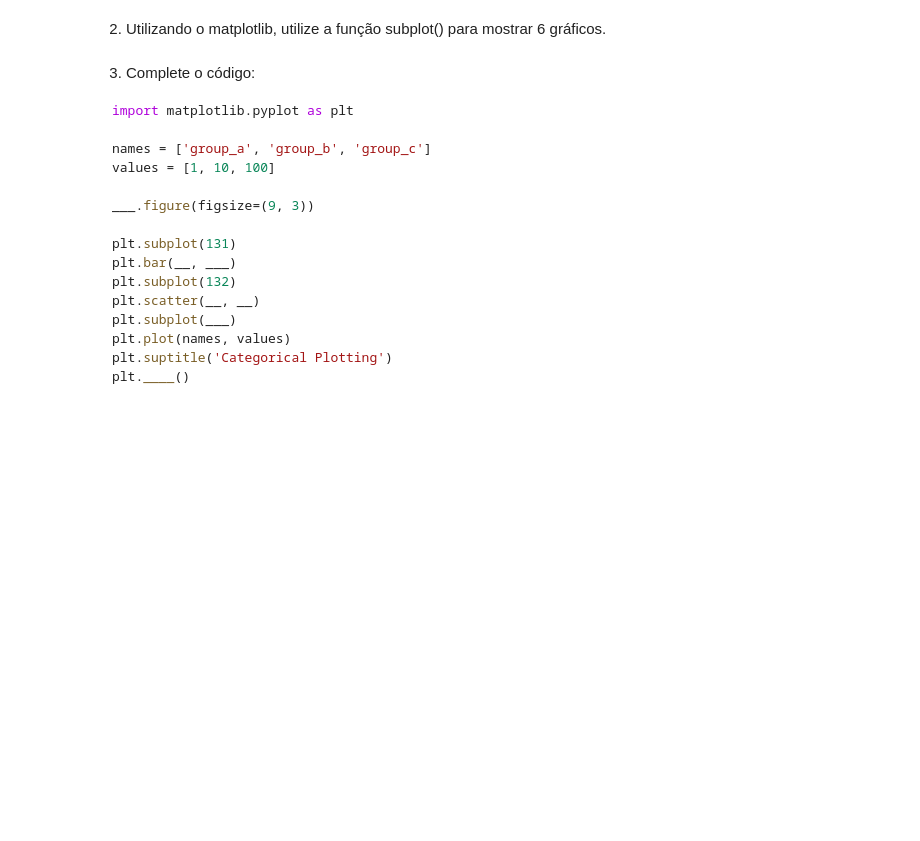
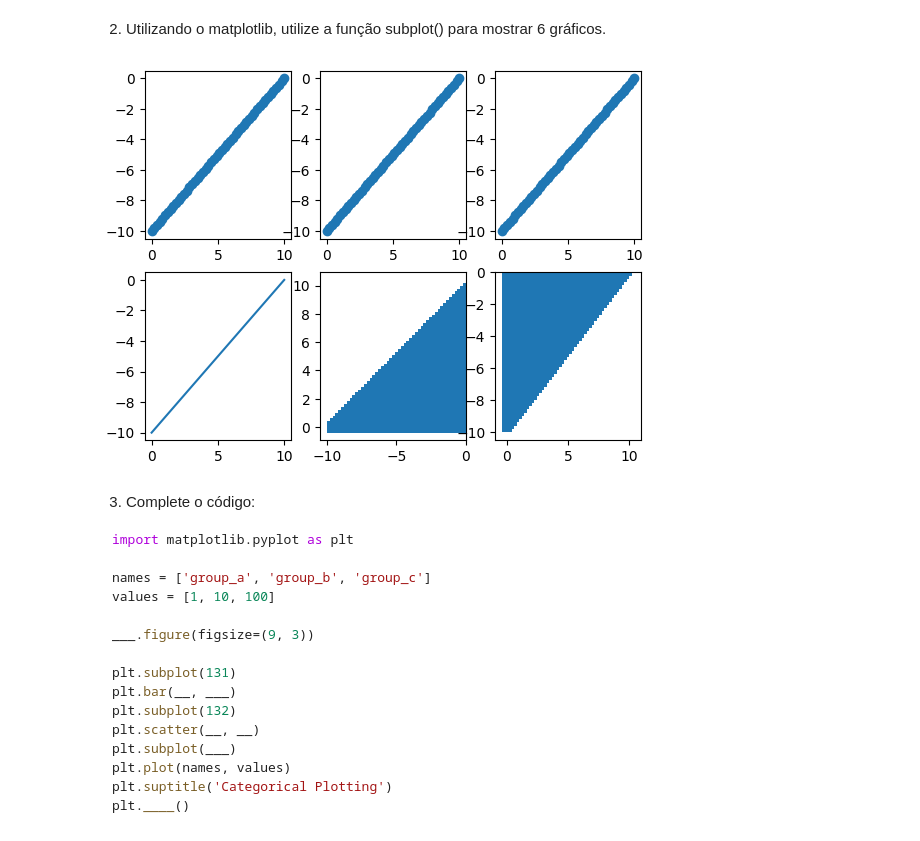
Before and after one commit to kaladabrio2020/BootCampAtlantico-MachineLearning, a Jupyter notebook: Modulo-2.Visualização e análise de dados/Atividade/Atividade.ipynb, the cells around one changed output. Drawn from its saved outputs; the diff is of its cells as text; code cells hidden in the pictures; blank space fills up the shorter version.

```diff
--- a/Modulo-2.Visualização e análise de dados/Atividade/Atividade.ipynb
+++ b/Modulo-2.Visualização e análise de dados/Atividade/Atividade.ipynb
@@ -30,5 +22,31 @@ plt.show()
 # %% [markdown]
 2. Utilizando o matplotlib, utilize a função subplot() para mostrar 6 gráficos.
+# %%
+import numpy as np
+import matplotlib.pyplot as plt
+x = np.linspace(0,10)
+y = np.linspace(-10,0)
+
+plt.subplot(231)
+plt.scatter(x,y)
+
+plt.subplot(232)
+plt.scatter(x,y)
+
+plt.subplot(233)
+plt.scatter(x,y)
+
+plt.subplot(234)
+plt.plot(x,y)
+
+plt.subplot(235)
+plt.barh(x,y)
+
+plt.subplot(236)
+plt.bar(x,y)
+plt.show()
+# %% [output]
+[figure, added]
 # %% [markdown]
 
 3. Complete o código:
```
Also changed, not shown: parts of 15 cells of this notebook, 1 other file.
